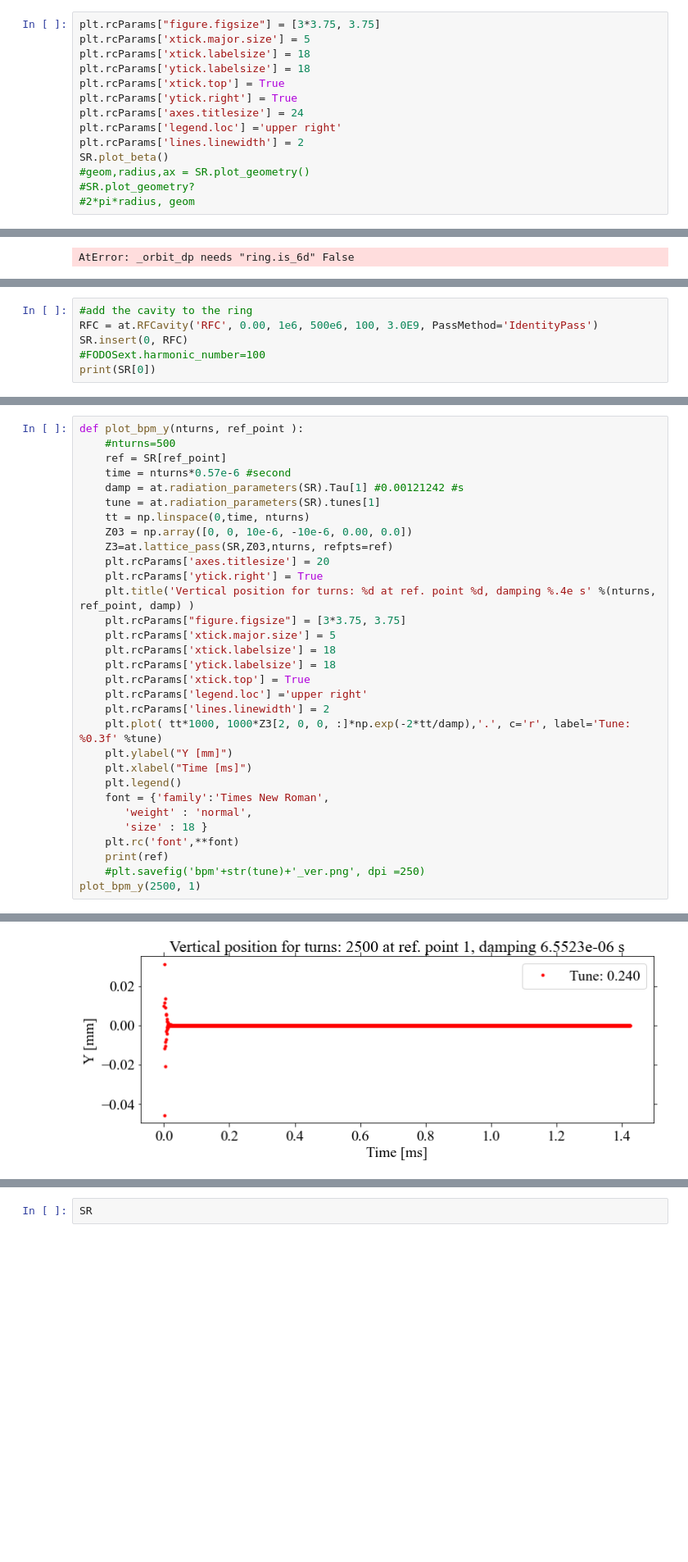
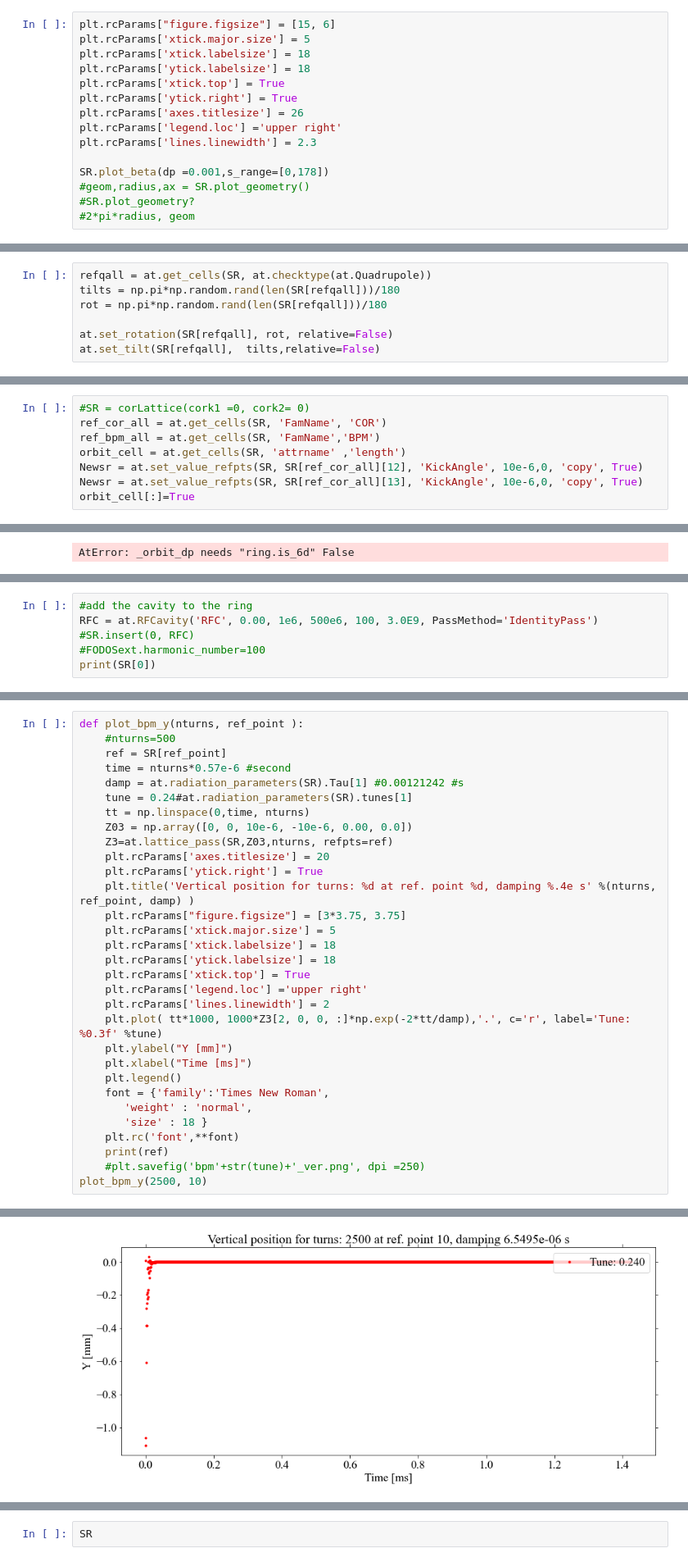
Before and after one commit to yysigari/at, a Jupyter notebook: CLS_collab/CLS_DBA.ipynb, the cells around one changed output, grey strips where cells are left out. Shown at 82% size. Cells and saved outputs as stored; diff of their text form; blank space fills up the shorter version.

```diff
--- a/CLS_collab/CLS_DBA.ipynb
+++ b/CLS_collab/CLS_DBA.ipynb
@@ -260,14 +297,15 @@ SR.enable_6d()
 # %%
-plt.rcParams["figure.figsize"] = [3*3.75, 3.75]
+plt.rcParams["figure.figsize"] = [15, 6]
 plt.rcParams['xtick.major.size'] = 5
 plt.rcParams['xtick.labelsize'] = 18
 plt.rcParams['ytick.labelsize'] = 18
 plt.rcParams['xtick.top'] = True
 plt.rcParams['ytick.right'] = True
-plt.rcParams['axes.titlesize'] = 24
+plt.rcParams['axes.titlesize'] = 26
 plt.rcParams['legend.loc'] ='upper right'
-plt.rcParams['lines.linewidth'] = 2
-SR.plot_beta()
+plt.rcParams['lines.linewidth'] = 2.3
+
+SR.plot_beta(dp =0.001,s_range=[0,178])
 #geom,radius,ax = SR.plot_geometry()
 #SR.plot_geometry?
 #2*pi*radius, geom
@@ -335,0 +394,7 @@ ValueError: array must not contain infs or NaNs
+# %%
+refqall = at.get_cells(SR, at.checktype(at.Quadrupole))
+tilts = np.pi*np.random.rand(len(SR[refqall]))/180
+rot = np.pi*np.random.rand(len(SR[refqall]))/180
+
+at.set_rotation(SR[refqall], rot, relative=False)
+at.set_tilt(SR[refqall],  tilts,relative=False)
@@ -335,0 +412,8 @@ ValueError: array must not contain infs or NaNs
+# %%
+#SR = corLattice(cork1 =0, cork2= 0)
+ref_cor_all = at.get_cells(SR, 'FamName', 'COR')
+ref_bpm_all = at.get_cells(SR, 'FamName','BPM')
+orbit_cell = at.get_cells(SR, 'attrname' ,'length')
+Newsr = at.set_value_refpts(SR, SR[ref_cor_all][12], 'KickAngle', 10e-6,0, 'copy', True)
+Newsr = at.set_value_refpts(SR, SR[ref_cor_all][13], 'KickAngle', 10e-6,0, 'copy', True)
+orbit_cell[:]=True
@@ -385,7 +496,7 @@ list(SR[mask])
 # %%
 #add the cavity to the ring
 RFC = at.RFCavity('RFC', 0.00, 1e6, 500e6, 100, 3.0E9, PassMethod='IdentityPass')
-SR.insert(0, RFC)
+#SR.insert(0, RFC)
 #FODOSext.harmonic_number=100
 print(SR[0])
 # %% [output]
@@ -467,7 +587,7 @@ def plot_bpm_y(nturns, ref_point ):
     ref = SR[ref_point]
     time = nturns*0.57e-6 #second
     damp = at.radiation_parameters(SR).Tau[1] #0.00121242 #s
-    tune = at.radiation_parameters(SR).tunes[1]
+    tune = 0.24#at.radiation_parameters(SR).tunes[1]
     tt = np.linspace(0,time, nturns)
     Z03 = np.array([0, 0, 10e-6, -10e-6, 0.00, 0.0])
     Z3=at.lattice_pass(SR,Z03,nturns, refpts=ref)
@@ -491,5 +611,5 @@ def plot_bpm_y(nturns, ref_point ):
     plt.rc('font',**font)
     print(ref)
     #plt.savefig('bpm'+str(tune)+'_ver.png', dpi =250)
-plot_bpm_y(2500, 1)
+plot_bpm_y(2500, 10)
 # %% [output]
@@ -505 +620 @@ RFCavity:
-[figure, old version]
+[figure, new version]
```
Also changed, not shown: parts of 57 cells of this notebook, 1 other file.
